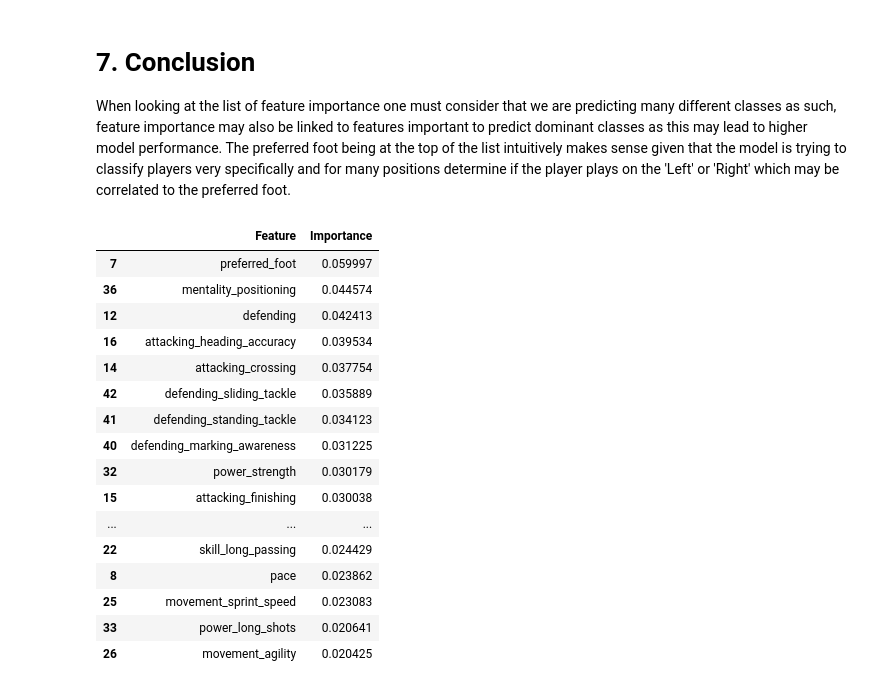
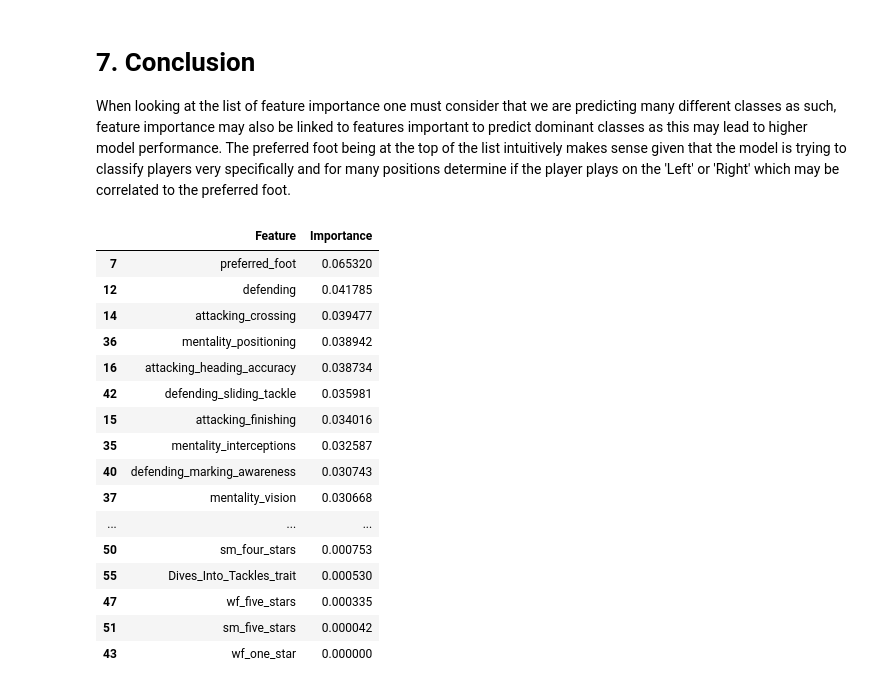
Before and after one commit to mhandt9/football-pos-prediction, a Jupyter notebook: balling.ipynb, the cells around one changed output. Saved outputs shown, nothing was run; the diff lists cells and outputs as text; code cells hidden in the pictures.

Commit message:
Added features age and some player traits

```diff
--- a/balling.ipynb
+++ b/balling.ipynb
@@ -690,0 +706,12 @@ df['preferred_foot'] = encoder.fit_transform(df['preferred_foot'])
+# %%
+df['age'] = 2021 - df['year_born']
+# %%
+def trait_dummy_creation(data, trait_list):
+    for trait in trait_list:
+        trait_column_name = trait + '_trait'
+        trait_column_name = trait_column_name.replace(' ', '_')
+        data[trait_column_name] = data['player_traits'].apply(lambda x: 1 if pd.notna(x) and trait in x else 0)
+    return data
+# %%
+trait_list = ['Dives Into Tackles', 'Power Header', 'Early Crosser', 'Playmaker']
+df = trait_dummy_creation(df, trait_list)
@@ -703,7 +777,8 @@ features = ['overall', 'potential', 'value_eur', 'wage_eur','height_cm', 'weight
             'power_shot_power', 'power_jumping', 'power_stamina', 'power_strength', 'power_long_shots', 'mentality_aggression',
             'mentality_interceptions', 'mentality_positioning', 'mentality_vision', 'mentality_penalties', 'mentality_composure',
             'defending_marking_awareness', 'defending_standing_tackle', 'defending_sliding_tackle','position', 'wf_one_star', 'wf_two_stars',
-            'wf_three_stars', 'wf_four_stars', 'wf_five_stars', 'sm_two_stars', 'sm_three_stars', 'sm_four_stars', 'sm_five_stars', 'year_born']
+            'wf_three_stars', 'wf_four_stars', 'wf_five_stars', 'sm_two_stars', 'sm_three_stars', 'sm_four_stars', 'sm_five_stars',
+            'Power_Header_trait', 'Early_Crosser_trait', 'Playmaker_trait', 'Dives_Into_Tackles_trait', 'age']
 # %%
 # get final X train, y train and X test dataframes
 X_train = tr[features].drop('position', axis=1)
@@ -915,28 +989,28 @@ When looking at the list of feature importance one must consider that we are pre
 # %%
 feature_importances = rf_best_model.feature_importances_
 
 # Create a DataFrame to display feature importances
 feature_importance_df = pd.DataFrame({'Feature': X_train.columns, 'Importance': feature_importances})
 
 # Sort the DataFrame by importance in descending order
 feature_importance_df = feature_importance_df.sort_values(by='Importance', ascending=False)
 
-display(feature_importance_df.head(20))
+display(feature_importance_df.head(60))
 # %% [output]
 |  | Feature | Importance |
-| 7 | preferred_foot | 0.059997 |
-| 36 | mentality_positioning | 0.044574 |
-| 12 | defending | 0.042413 |
-| 16 | attacking_heading_accuracy | 0.039534 |
-| 14 | attacking_crossing | 0.037754 |
-| 42 | defending_sliding_tackle | 0.035889 |
-| 41 | defending_standing_tackle | 0.034123 |
-| 40 | defending_marking_awareness | 0.031225 |
-| 32 | power_strength | 0.030179 |
-| 15 | attacking_finishing | 0.030038 |
+| 7 | preferred_foot | 0.065320 |
+| 12 | defending | 0.041785 |
+| 14 | attacking_crossing | 0.039477 |
+| 36 | mentality_positioning | 0.038942 |
+| 16 | attacking_heading_accuracy | 0.038734 |
+| 42 | defending_sliding_tackle | 0.035981 |
+| 15 | attacking_finishing | 0.034016 |
+| 35 | mentality_interceptions | 0.032587 |
+| 40 | defending_marking_awareness | 0.030743 |
+| 37 | mentality_vision | 0.030668 |
 | ... | ... | ... |
-| 22 | skill_long_passing | 0.024429 |
-| 8 | pace | 0.023862 |
-| 25 | movement_sprint_speed | 0.023083 |
-| 33 | power_long_shots | 0.020641 |
-| 26 | movement_agility | 0.020425 |
+| 50 | sm_four_stars | 0.000753 |
+| 55 | Dives_Into_Tackles_trait | 0.000530 |
+| 47 | wf_five_stars | 0.000335 |
+| 51 | sm_five_stars | 0.000042 |
+| 43 | wf_one_star | 0.000000 |
```
Also changed, not shown: parts of 14 cells of this notebook.
